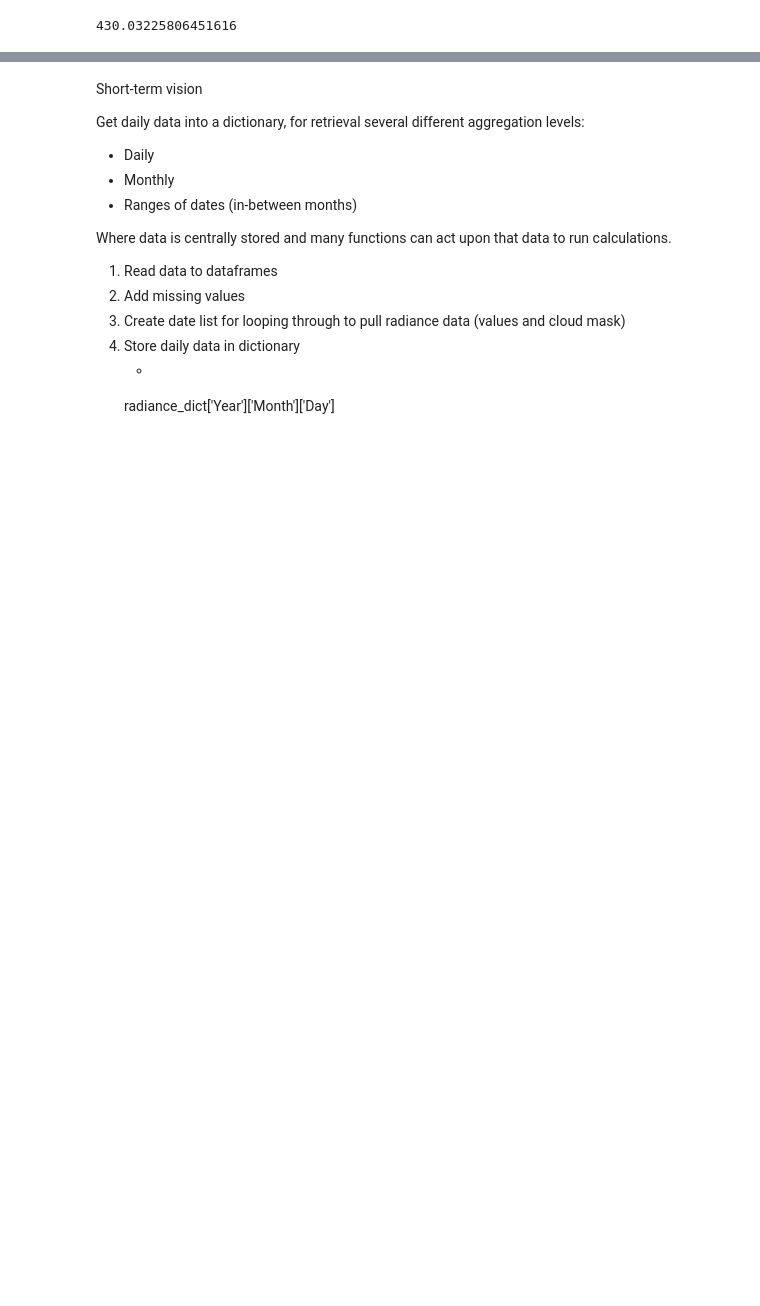
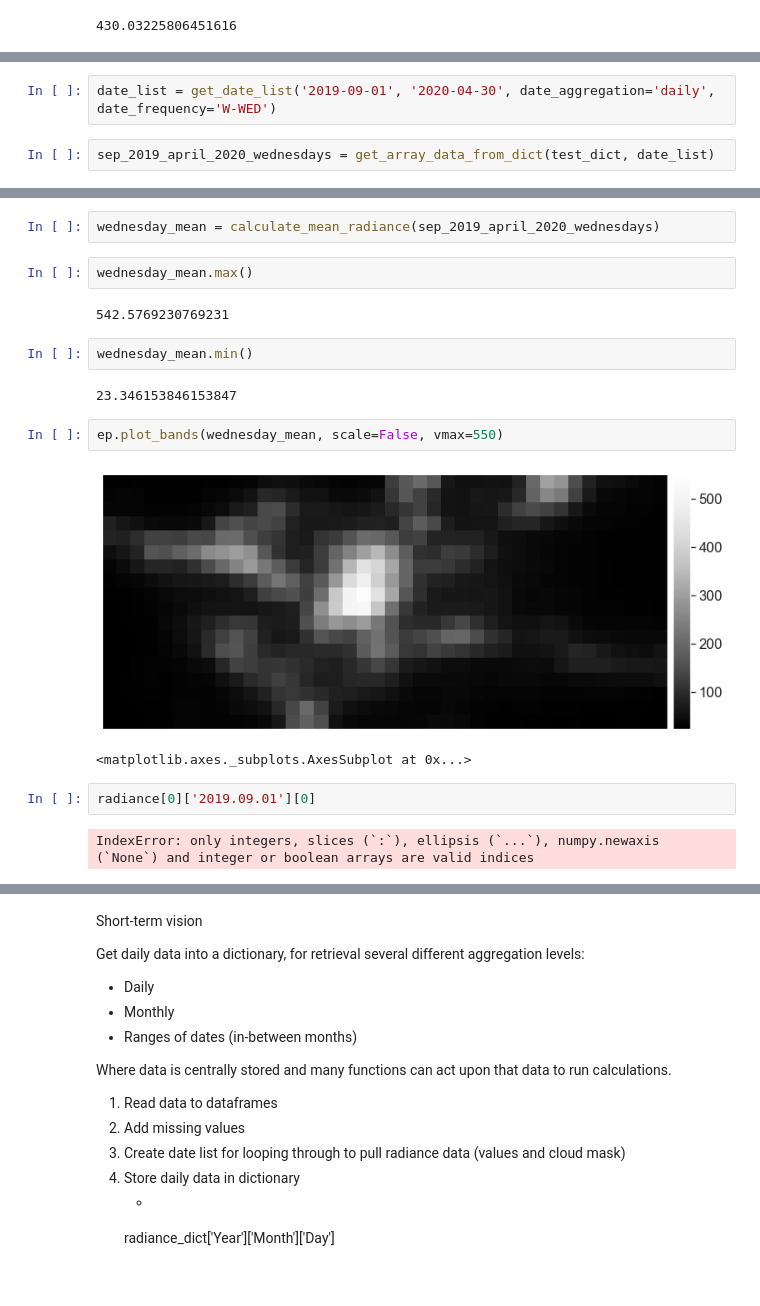
Before and after one commit to calekochenour/remote-sensing-fusion, a Jupyter notebook: 01-code-scripts/penn-state-campus-black-marble-radiance.ipynb, the cells around one changed output, grey strips where cells are left out. Drawn from its saved outputs; the diff is of its cells as text; blank space fills up the shorter version.

```diff
--- a/01-code-scripts/penn-state-campus-black-marble-radiance.ipynb
+++ b/01-code-scripts/penn-state-campus-black-marble-radiance.ipynb
@@ -269,0 +411,4 @@ march_2020_mean.max()
+# %%
+date_list = get_date_list('2019-09-01', '2020-04-30', date_aggregation='daily', date_frequency='W-WED')
+# %%
+sep_2019_april_2020_wednesdays = get_array_data_from_dict(test_dict, date_list)
@@ -270 +433,20 @@ march_2020_mean.max()
+# %%
+wednesday_mean = calculate_mean_radiance(sep_2019_april_2020_wednesdays)
+# %%
+wednesday_mean.max()
+# %% [output]
+542.5769230769231
+# %%
+wednesday_mean.min()
+# %% [output]
+23.346153846153847
+# %%
+ep.plot_bands(wednesday_mean, scale=False, vmax=550)
+# %% [output]
+[figure, added]
+<matplotlib.axes._subplots.AxesSubplot at 0x...>
+# %%
+radiance[0]['2019.09.01'][0]
+# %% [output]
+IndexError: only integers, slices (`:`), ellipsis (`...`), numpy.newaxis (`None`) and integer or boolean arrays are valid indices
 # %%
```
Also changed, not shown: parts of 23 cells of this notebook.
